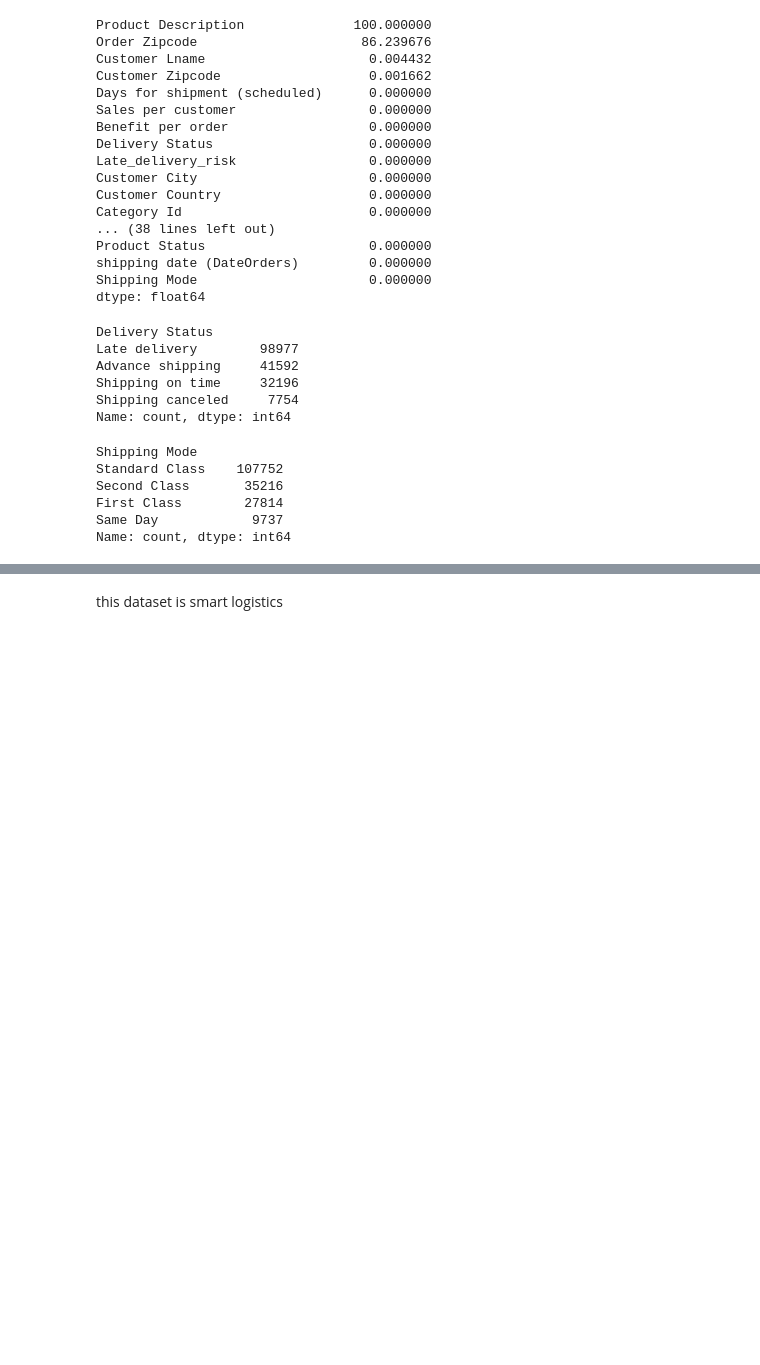
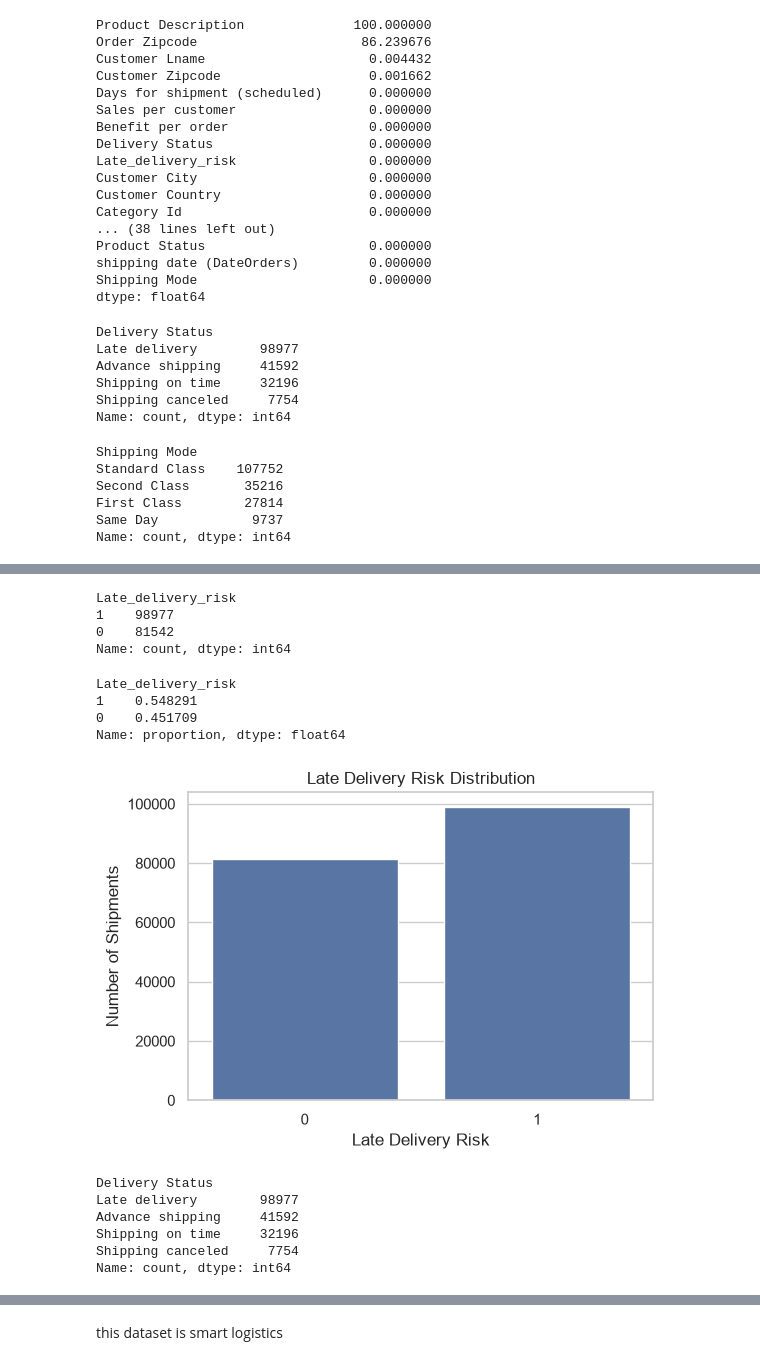
Before and after one commit to anuj22045/cargopulse-ai, a Jupyter notebook: backend/notebooks/01_dataset_analysis.ipynb, the cells around one changed output, grey strips where cells are left out. Drawn from its saved outputs; the diff is of its cells as text; code cells hidden in the pictures; blank space fills up the shorter version.

```diff
--- a/backend/notebooks/01_dataset_analysis.ipynb
+++ b/backend/notebooks/01_dataset_analysis.ipynb
@@ -172,0 +314,39 @@ Name: count, dtype: int64
+# %%
+dataco["Late_delivery_risk"].value_counts(dropna=False)
+# %% [output]
+Late_delivery_risk
+1    98977
+0    81542
+Name: count, dtype: int64
+# %%
+dataco["Late_delivery_risk"].value_counts(normalize=True)
+# %% [output]
+Late_delivery_risk
+1    0.548291
+0    0.451709
+Name: proportion, dtype: float64
+# %%
+plt.figure(figsize=(6, 4))
+
+sns.countplot(
+    data=dataco,
+    x="Late_delivery_risk"
+)
+
+plt.title("Late Delivery Risk Distribution")
+plt.xlabel("Late Delivery Risk")
+plt.ylabel("Number of Shipments")
+
+plt.show()
+# %% [output]
+[figure, added]
+# %%
+##Check delivery status
+dataco["Delivery Status"].value_counts(dropna=False)
+# %% [output]
+Delivery Status
+Late delivery        98977
+Advance shipping     41592
+Shipping on time     32196
+Shipping canceled     7754
+Name: count, dtype: int64
```
Also changed, not shown: parts of 101 cells of this notebook, 1 other file.
